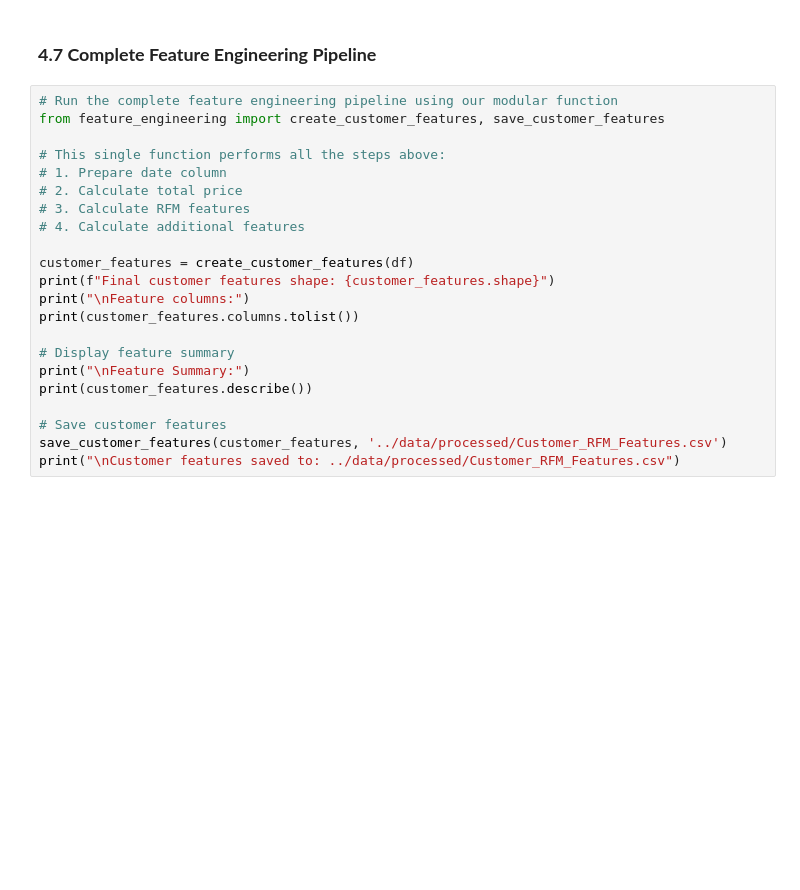
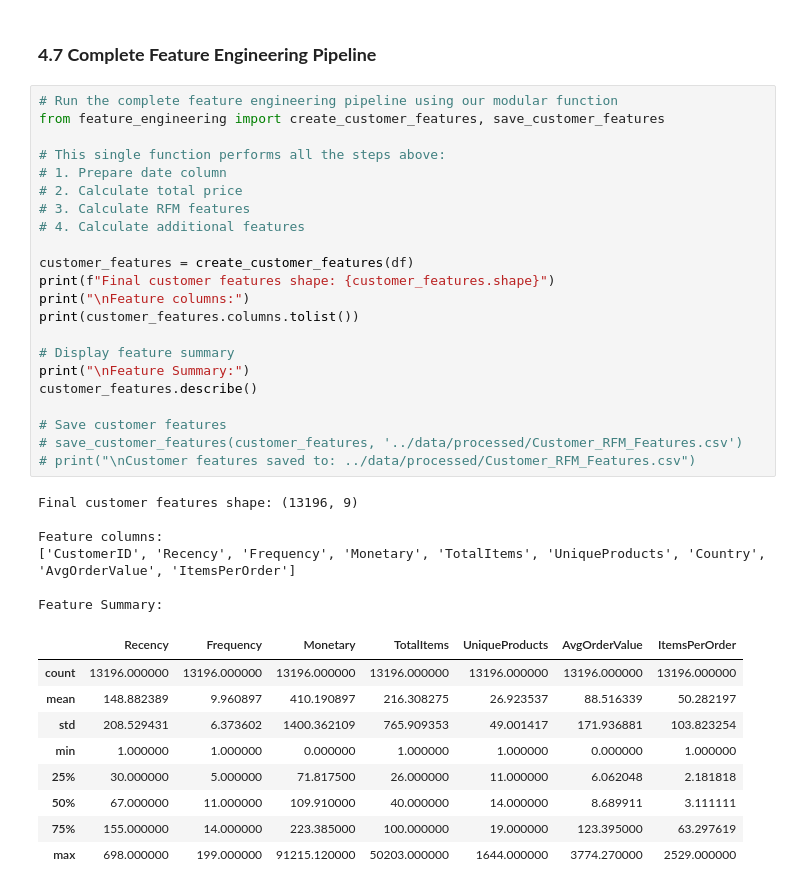
Before and after one commit to KiarieJefff/Ds-Clustering-Customer-RFM, a Jupyter notebook: notebooks/Feature_Engineering.ipynb, the cells around one changed output. Saved outputs shown, nothing was run; the diff lists cells and outputs as text; blank space fills up the shorter version.

```diff
--- a/notebooks/Feature_Engineering.ipynb
+++ b/notebooks/Feature_Engineering.ipynb
@@ -91,22 +136,38 @@ print(scaled_features.head())
 # %%
 # Run the complete feature engineering pipeline using our modular function
 from feature_engineering import create_customer_features, save_customer_features
 
 # This single function performs all the steps above:
 # 1. Prepare date column
 # 2. Calculate total price
 # 3. Calculate RFM features
 # 4. Calculate additional features
 
 customer_features = create_customer_features(df)
 print(f"Final customer features shape: {customer_features.shape}")
 print("\nFeature columns:")
 print(customer_features.columns.tolist())
 
 # Display feature summary
 print("\nFeature Summary:")
-print(customer_features.describe())
+customer_features.describe()
 
 # Save customer features
-save_customer_features(customer_features, '../data/processed/Customer_RFM_Features.csv')
-print("\nCustomer features saved to: ../data/processed/Customer_RFM_Features.csv")
+# save_customer_features(customer_features, '../data/processed/Customer_RFM_Features.csv')
+# print("\nCustomer features saved to: ../data/processed/Customer_RFM_Features.csv")
+# %% [output]
+Final customer features shape: (13196, 9)
+
+Feature columns:
+['CustomerID', 'Recency', 'Frequency', 'Monetary', 'TotalItems', 'UniqueProducts', 'Country', 'AvgOrderValue', 'ItemsPerOrder']
+
+Feature Summary:
+|  | Recency | Frequency | Monetary | TotalItems | UniqueProducts | AvgOrderValue | ItemsPerOrder |
+| count | 13196.000000 | 13196.000000 | 13196.000000 | 13196.000000 | 13196.000000 | 13196.000000 | 13196.000000 |
+| mean | 148.882389 | 9.960897 | 410.190897 | 216.308275 | 26.923537 | 88.516339 | 50.282197 |
+| std | 208.529431 | 6.373602 | 1400.362109 | 765.909353 | 49.001417 | 171.936881 | 103.823254 |
+| min | 1.000000 | 1.000000 | 0.000000 | 1.000000 | 1.000000 | 0.000000 | 1.000000 |
+| 25% | 30.000000 | 5.000000 | 71.817500 | 26.000000 | 11.000000 | 6.062048 | 2.181818 |
+| 50% | 67.000000 | 11.000000 | 109.910000 | 40.000000 | 14.000000 | 8.689911 | 3.111111 |
+| 75% | 155.000000 | 14.000000 | 223.385000 | 100.000000 | 19.000000 | 123.395000 | 63.297619 |
+| max | 698.000000 | 199.000000 | 91215.120000 | 50203.000000 | 1644.000000 | 3774.270000 | 2529.000000 |
```
Also changed, not shown: parts of 5 cells of this notebook, 14 other files.
